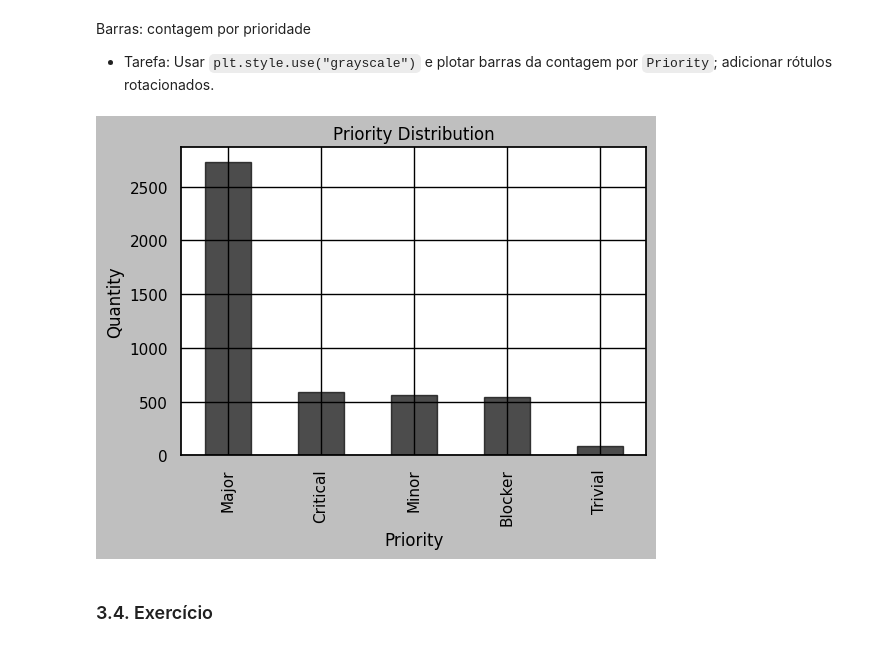
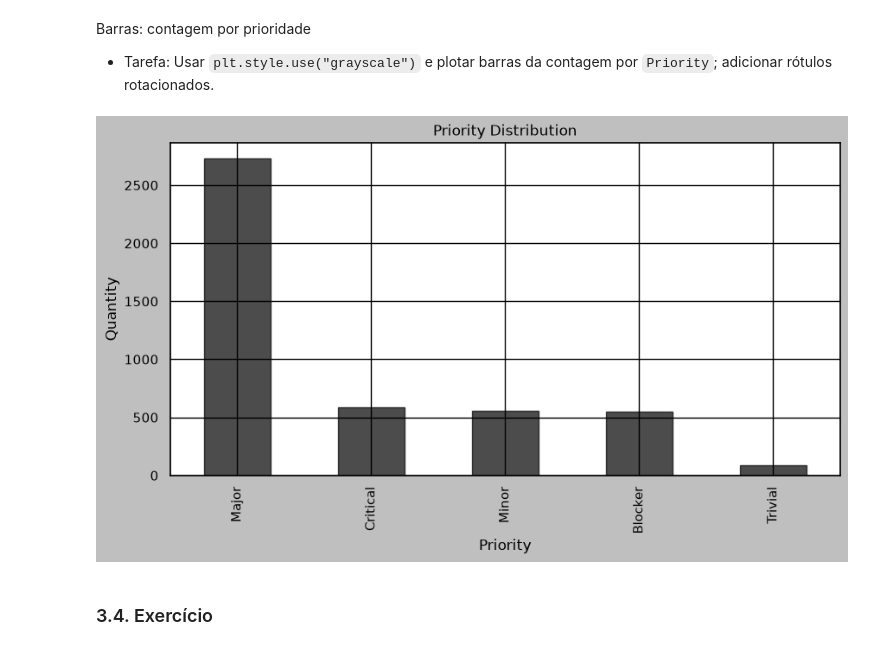
Before and after one commit to Somutt/revisao_py, a Jupyter notebook: 01_python_fundamentals/module06.ipynb, the cells around one changed output. Saved outputs shown, nothing was run; the diff lists cells and outputs as text; code cells hidden in the pictures.

```diff
--- a/01_python_fundamentals/module06.ipynb
+++ b/01_python_fundamentals/module06.ipynb
@@ -863,16 +864,18 @@ fig.subplots_adjust(wspace=0.1)
 # %% [markdown]
 Barras: contagem por prioridade
 - Tarefa: Usar `plt.style.use("grayscale")` e plotar barras da contagem por `Priority`; adicionar rótulos rotacionados.
-# %%
-plt.style.use('grayscale')
-priority_counts = bug_fix_dataset['Priority'].fillna('Unknown').value_counts()
-ax = priority_counts.plot.bar(color='black', figsize=(6,4), alpha=0.7)
-ax.set_title('Priority Distribution')
-ax.set_xlabel('Priority')
-ax.set_ylabel('Quantity')
-plt.show()
-# %% [output]
-[figure, removed]
+# %%
+plt.style.use('grayscale')
+
+priority_counts = bug_fix_ds['Priority'].fillna('Unknown').value_counts()
+ax = priority_counts.plot.bar(color='black', figsize=(10, 5), alpha=0.7)
+ax.set_title('Priority Distribution')
+ax.set_xlabel('Priority')
+ax.set_ylabel('Quantity')
+
+plt.show()
+# %% [output]
+[figure, added]
 # %% [markdown]
 ### 3.4. Exercício
 # %% [markdown]
```
Also changed, not shown: parts of 38 cells of this notebook.
